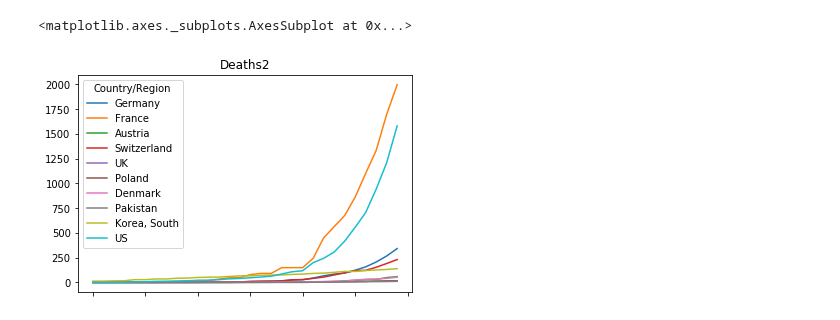
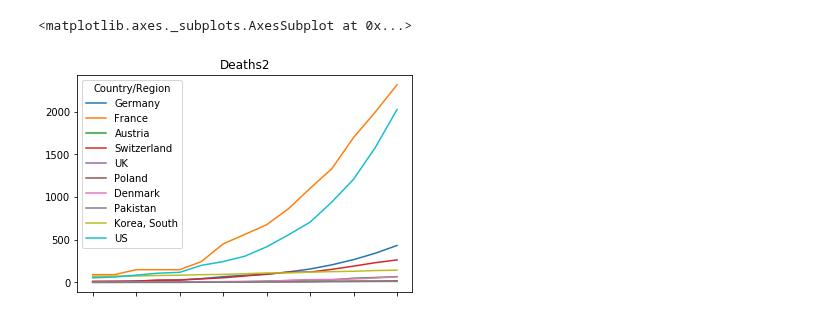
Before and after one commit to HermannBerg/MyCoronAnalysis, a Jupyter notebook: coronanalysis.ipynb, the cells around one changed output. Cells and saved outputs as stored; diff of their text form; code cells hidden in the pictures.

```diff
--- a/coronanalysis.ipynb
+++ b/coronanalysis.ipynb
@@ -53,9 +53,9 @@ ds1.plot.line(title='Deaths')
 # %%
 selection4 = deaths.loc[['Germany','France','Austria','Switzerland','UK','Poland','Denmark','Pakistan','Korea, South','US']]
 
-ds2 = selection4.transpose().tail(30)
+ds2 = selection4.transpose().tail(15)
 
 ds2.plot.line(title='Deaths2')
 # %% [output]
 <matplotlib.axes._subplots.AxesSubplot at 0x...>
-[figure, old version]
+[figure, new version]
```
Also changed, not shown: parts of 3 cells of this notebook, 2 other files.
